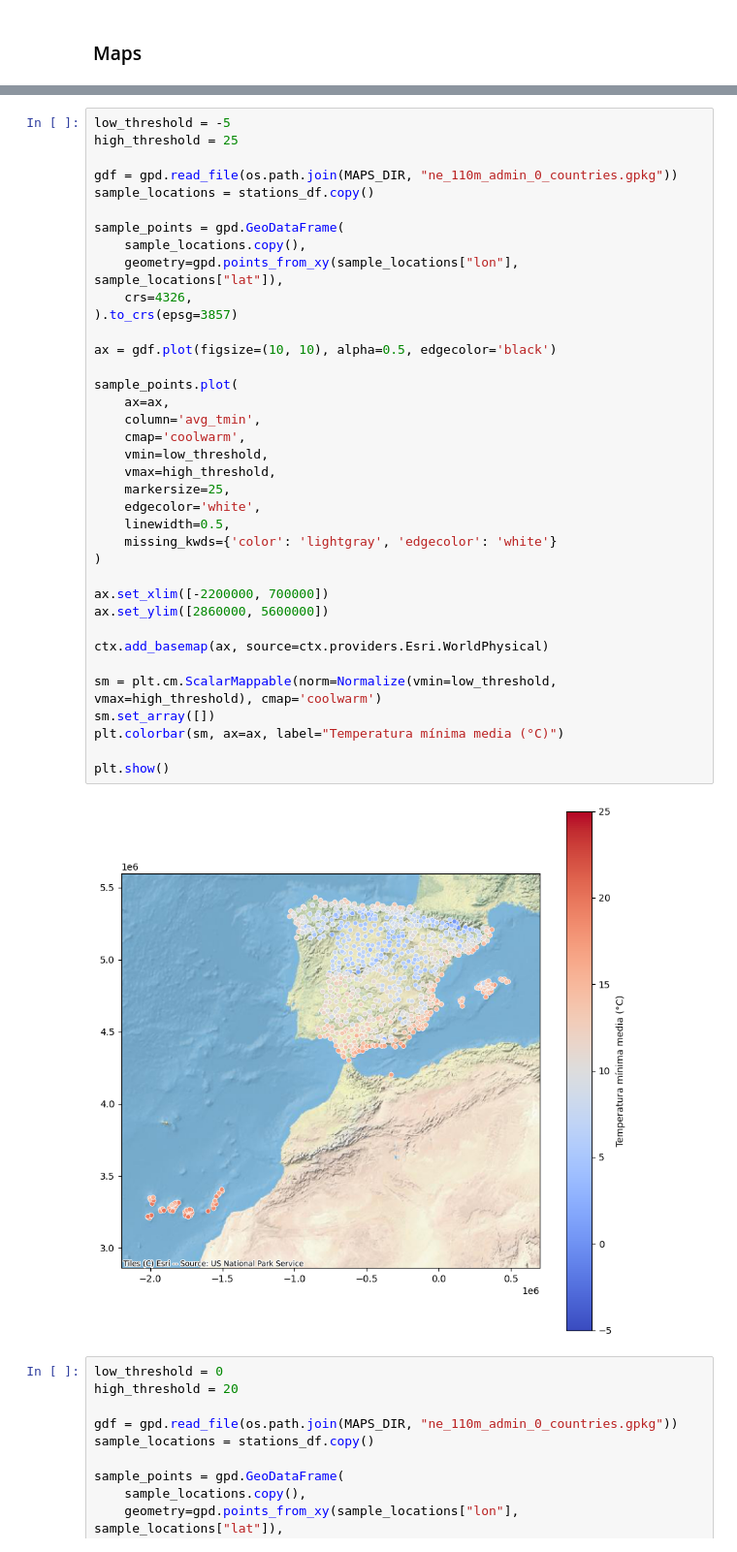
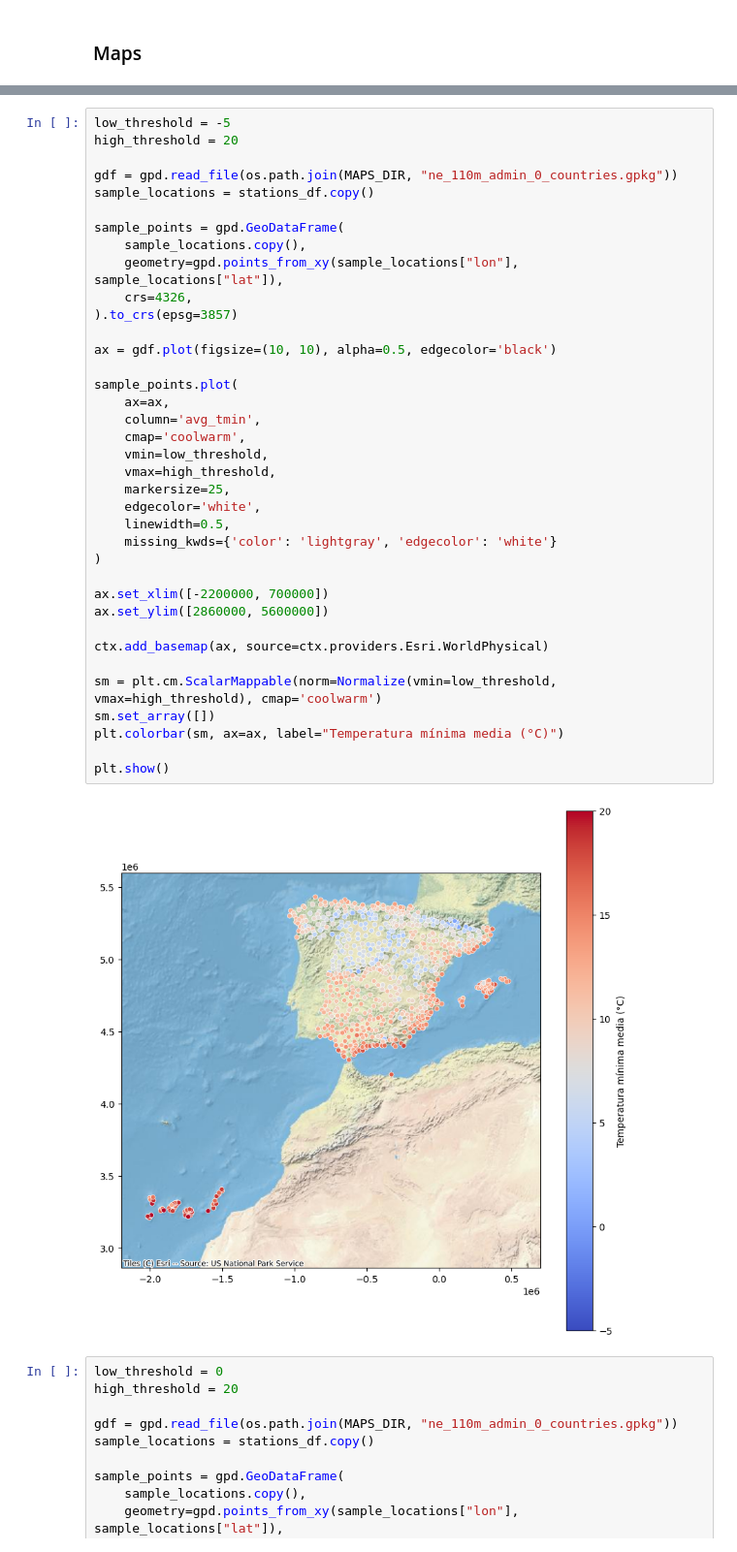
Before and after one commit to reddgr/energy-price-forecasting-in-power-grids, a Jupyter notebook: notebooks/07_weather_stats.ipynb, the cells around one changed output, grey strips where cells are left out. Shown at 97% size. Saved outputs shown, nothing was run; the diff lists cells and outputs as text.

```diff
--- a/notebooks/07_weather_stats.ipynb
+++ b/notebooks/07_weather_stats.ipynb
@@ -655,6 +655,6 @@ stations_df.sample(5)
 # %%
 low_threshold = -5
-high_threshold = 25
+high_threshold = 20
 
 gdf = gpd.read_file(os.path.join(MAPS_DIR, "ne_110m_admin_0_countries.gpkg"))
 sample_locations = stations_df.copy()
@@ -663,34 +663,34 @@ sample_points = gpd.GeoDataFrame(
     sample_locations.copy(),
     geometry=gpd.points_from_xy(sample_locations["lon"], sample_locations["lat"]),
     crs=4326,
 ).to_crs(epsg=3857)
 
 ax = gdf.plot(figsize=(10, 10), alpha=0.5, edgecolor='black')
 
 sample_points.plot(
     ax=ax,
     column='avg_tmin',
     cmap='coolwarm',
     vmin=low_threshold,
     vmax=high_threshold,
     markersize=25,
     edgecolor='white',
     linewidth=0.5,
     missing_kwds={'color': 'lightgray', 'edgecolor': 'white'}
 )
 
 ax.set_xlim([-2200000, 700000])
 ax.set_ylim([2860000, 5600000])
 
 ctx.add_basemap(ax, source=ctx.providers.Esri.WorldPhysical)
 
 sm = plt.cm.ScalarMappable(norm=Normalize(vmin=low_threshold, vmax=high_threshold), cmap='coolwarm')
 sm.set_array([])
 plt.colorbar(sm, ax=ax, label="Temperatura mínima media (°C)")
 
 plt.show()
 # %% [output]
-[figure, old version]
+[figure, new version]
 # %%
 low_threshold = 0
 high_threshold = 20
```
Also changed, not shown: parts of 2 cells of this notebook, 2 other files.
